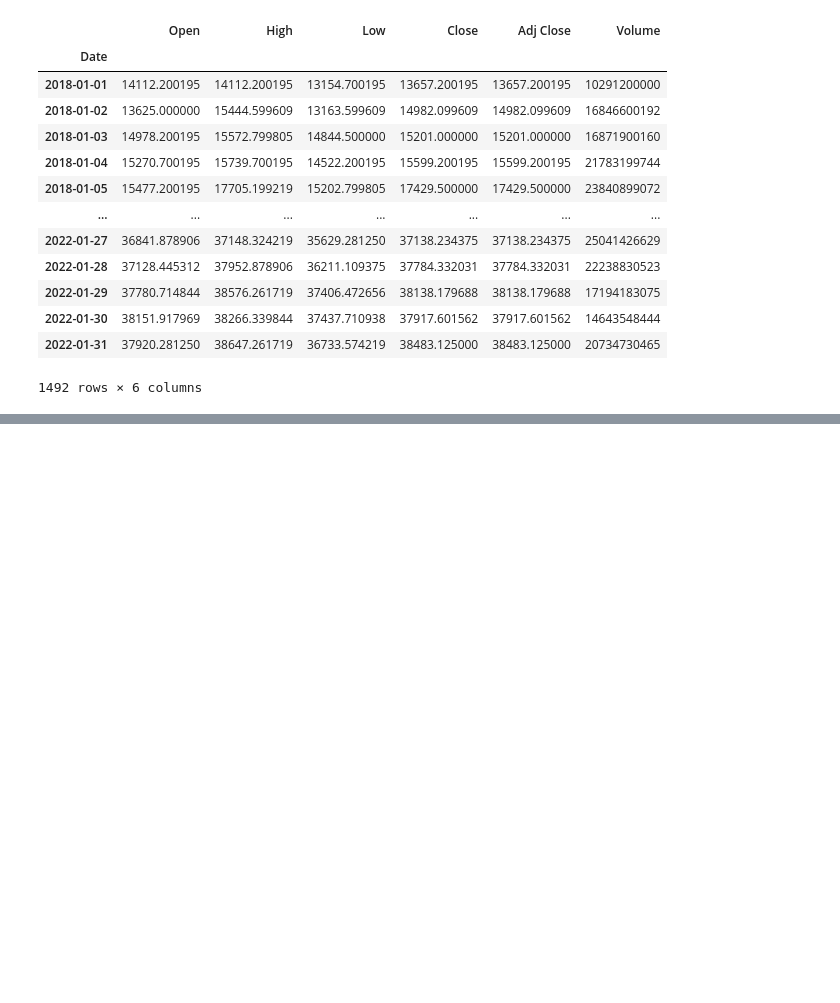
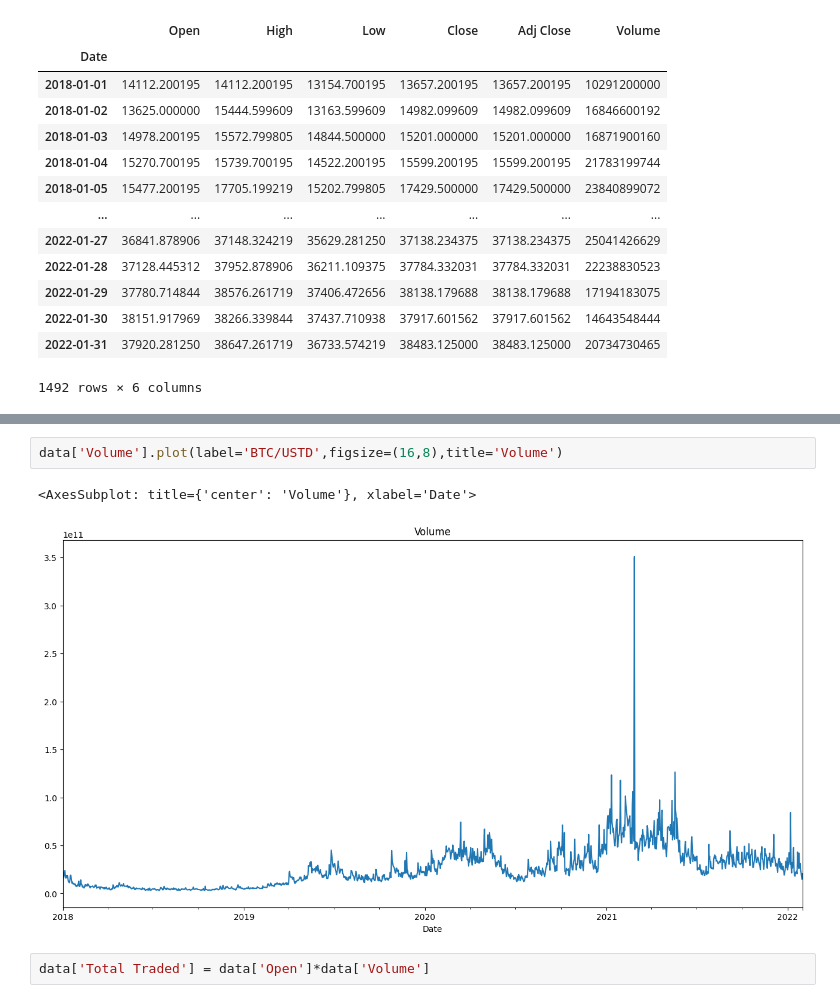
Before and after one commit to AyushTripathiIITP/Algo-Trading, a Jupyter notebook: DATACollection.ipynb, the cells around one changed output, grey strips where cells are left out. Cells and saved outputs as stored; diff of their text form; blank space fills up the shorter version.

```diff
--- a/DATACollection.ipynb
+++ b/DATACollection.ipynb
@@ -36,0 +77,7 @@ data
+# %%
+data['Volume'].plot(label='BTC/USTD',figsize=(16,8),title='Volume')
+# %% [output]
+<AxesSubplot: title={'center': 'Volume'}, xlabel='Date'>
+[figure, added]
+# %%
+data['Total Traded'] = data['Open']*data['Volume']
```
Also changed, not shown: parts of 12 cells of this notebook.
